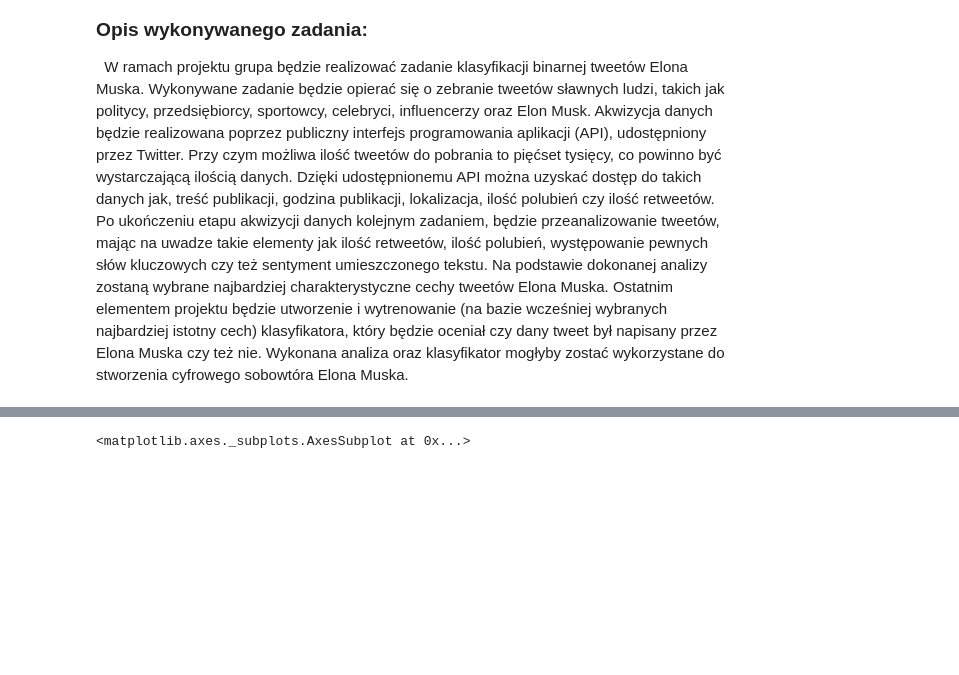
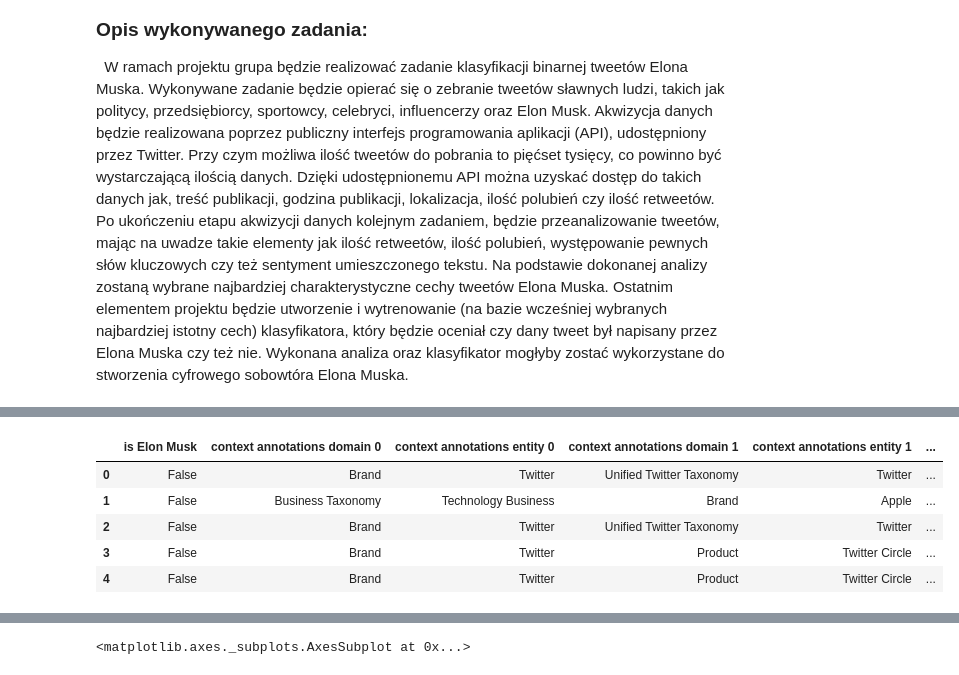
Before and after one commit to Wiktor-99/MAED, a Jupyter notebook: elon_musk_tweet_classification.ipynb, the cells around one changed output, grey strips where cells are left out. Drawn from its saved outputs; the diff is of its cells as text; code cells hidden in the pictures; blank space fills up the shorter version.

```diff
--- a/elon_musk_tweet_classification.ipynb
+++ b/elon_musk_tweet_classification.ipynb
@@ -48,0 +85,11 @@ KeyError: 'is Elon musk'
+# %%
+data_annotations_frame = get_data('user_data/annotations*.csv')
+data_annotations_frame["created at"] = pd.to_datetime(data_frame["created at"])
+data_annotations_frame.head(5)
+# %% [output]
+|  | is Elon Musk | context annotations domain 0 | context annotations entity 0 | context annotations domain 1 | context annotations entity 1 | ... |
+| 0 | False | Brand | Twitter | Unified Twitter Taxonomy | Twitter | ... |
+| 1 | False | Business Taxonomy | Technology Business | Brand | Apple | ... |
+| 2 | False | Brand | Twitter | Unified Twitter Taxonomy | Twitter | ... |
+| 3 | False | Brand | Twitter | Product | Twitter Circle | ... |
+| 4 | False | Brand | Twitter | Product | Twitter Circle | ... |
```
Also changed, not shown: parts of 23 cells of this notebook.
